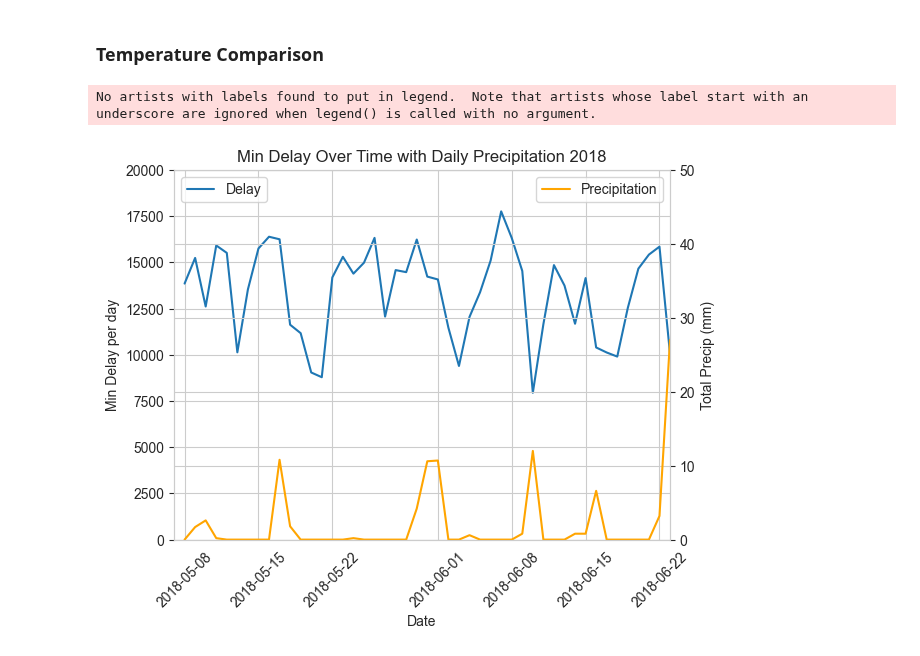
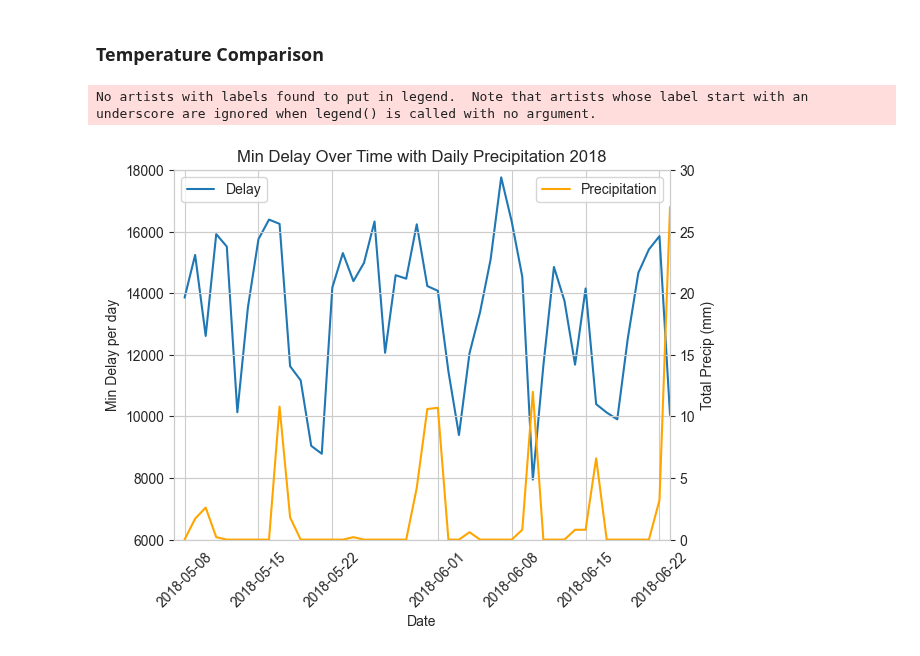
Before and after one commit to katherinewest/CME538_2023, a Jupyter notebook: Calgary_EDA.ipynb, the cells around one changed output. Saved outputs shown, nothing was run; the diff lists cells and outputs as text; code cells hidden in the pictures.

```diff
--- a/Calgary_EDA.ipynb
+++ b/Calgary_EDA.ipynb
@@ -235,35 +231,35 @@ plt.show()
 # %%
 #Sum delay per day
 delay_per_day= calgary_merged_2018.groupby(calgary_merged_2018['incident_date_time'].dt.date)['Delay_Est'].sum().reset_index(name= 'Count')
 
 #Match column to merge data
 calgary_weather['incident_date_time'] = calgary_weather['Date/Time']
 delay_per_day_weather= pd.merge(delay_per_day, calgary_weather, on='incident_date_time', how='left')
 
 #First line and first axis
 ax1= sns.lineplot(x='incident_date_time', y='Count', data=delay_per_day, label= 'Delay')
 ax1.set_ylabel('Min Delay per day')
 ax1.set_xlabel('Date')
-ax1.set_ylim([0, 20000])
+ax1.set_ylim([6000, 18000])
 ax1.legend(loc='upper left')
 ax1.set_xticklabels(ax1.get_xticklabels(), rotation=45)
 
 # Second line on the second y-axis
 ax2 = ax1.twinx()
-ax2.set_ylim([0, 50])
+ax2.set_ylim([0, 30])
 ax2.set_ylabel('Total Precip (mm)')
 ax2.set_xlabel('Date')
 ax2.legend(loc='upper right')
 sns.lineplot(x='incident_date_time', y='Total Precip (mm)', data=delay_per_day_weather, ax=ax2, color='orange', label= 'Precipitation')
 
 # Limit the range (excluding last date which has no data)
 plt.xlim([pd.to_datetime('2018-05-07'), pd.to_datetime('2018-06-23')])
 plt.title('Min Delay Over Time with Daily Precipitation 2018')
 plt.xticks(rotation=45)
 plt.show()
 # %% [output]
 No artists with labels found to put in legend.  Note that artists whose label start with an underscore are ignored when legend() is called with no argument.
-[figure, old version]
+[figure, new version]
 # %%
 #Sum delay per day
 delay_per_day= calgary_merged_2019.groupby(calgary_merged_2019['incident_date_time'].dt.date)['Delay_Est'].sum().reset_index(name= 'Count')
```
Also changed, not shown: parts of 7 cells of this notebook.
